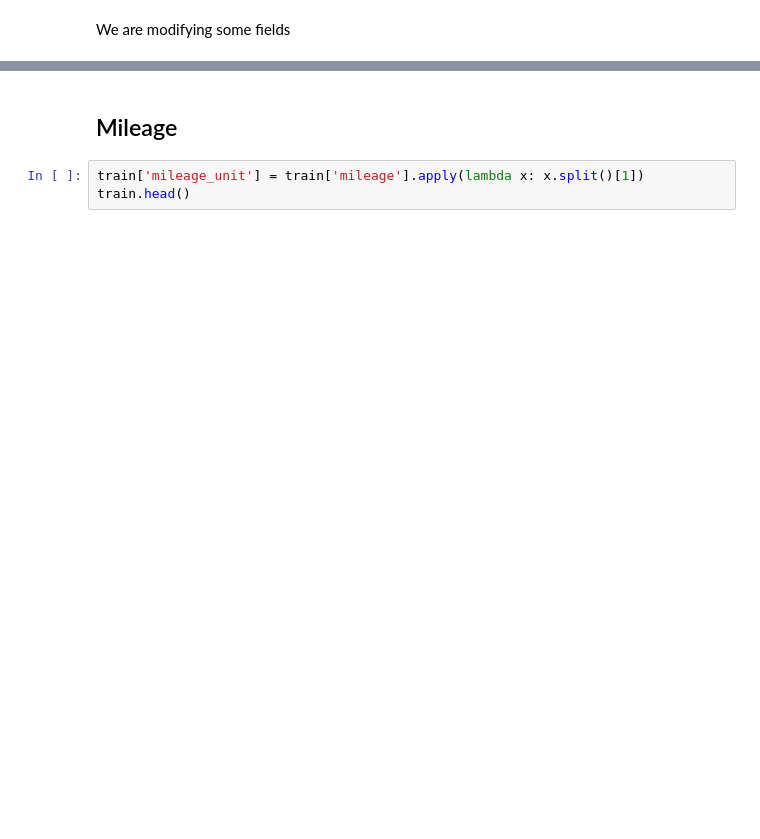
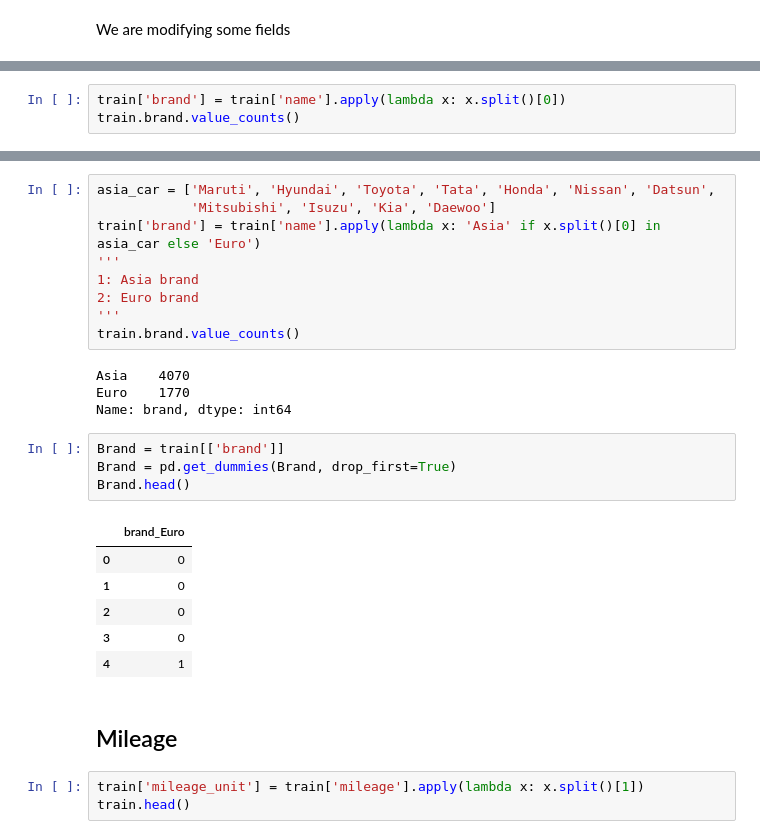
Before and after one commit to KieuSonTung/Data_Preparation, a Jupyter notebook: Data_Preparation_Final.ipynb, the cells around one changed output, grey strips where cells are left out. Saved outputs shown, nothing was run; the diff lists cells and outputs as text; blank space fills up the shorter version.

```diff
--- a/Data_Preparation_Final.ipynb
+++ b/Data_Preparation_Final.ipynb
@@ -67,0 +94,3 @@ We are modifying some fields
+# %%
+train['brand'] = train['name'].apply(lambda x: x.split()[0])
+train.brand.value_counts()
@@ -68,3 +115,27 @@ We are modifying some fields
+# %%
+asia_car = ['Maruti', 'Hyundai', 'Toyota', 'Tata', 'Honda', 'Nissan', 'Datsun',
+            'Mitsubishi', 'Isuzu', 'Kia', 'Daewoo']
+train['brand'] = train['name'].apply(lambda x: 'Asia' if x.split()[0] in asia_car else 'Euro')
+'''
+1: Asia brand
+2: Euro brand
+'''
+train.brand.value_counts()
+# %% [output]
+Asia    4070
+Euro    1770
+Name: brand, dtype: int64
+# %%
+Brand = train[['brand']]
+Brand = pd.get_dummies(Brand, drop_first=True)
+Brand.head()
+# %% [output]
+|  | brand_Euro |
+| 0 | 0 |
+| 1 | 0 |
+| 2 | 0 |
+| 3 | 0 |
+| 4 | 1 |
 # %% [markdown]
 ## Mileage
 # %%
```
Also changed, not shown: parts of 29 cells of this notebook.
